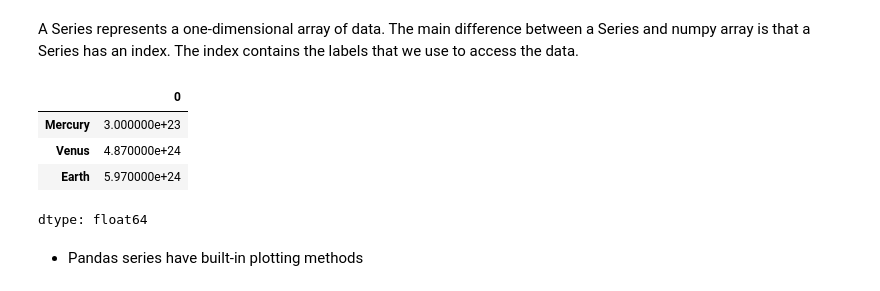
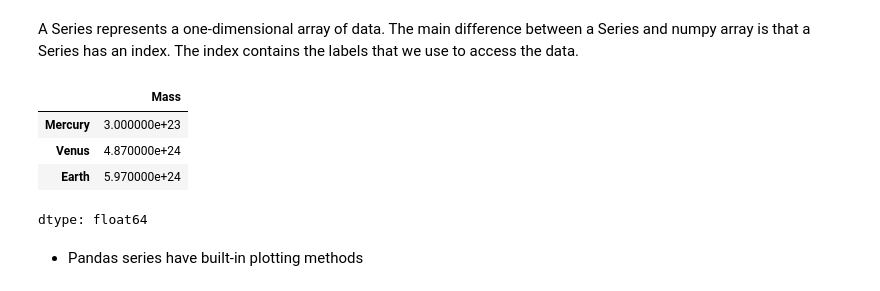
Before and after one commit to takaito1/EAS2655_S25, a Jupyter notebook: scripts/Intro_pandas.ipynb, the cells around one changed output. Saved outputs shown, nothing was run; the diff lists cells and outputs as text; code cells hidden in the pictures.

```diff
--- a/scripts/Intro_pandas.ipynb
+++ b/scripts/Intro_pandas.ipynb
@@ -27,10 +27,10 @@ A Series represents a one-dimensional array of data. The main difference between
 # %%
 names = ['Mercury', 'Venus', 'Earth']
 values = [0.3e24, 4.87e24, 5.97e24]
-masses = pd.Series(values, index=names)
+masses = pd.Series(values, index=names, name='Mass')
 masses
 # %% [output]
-|  | 0 |
+|  | Mass |
 | Mercury | 3.000000e+23 |
 | Venus | 4.870000e+24 |
 | Earth | 5.970000e+24 |
```
Also changed, not shown: parts of 14 cells of this notebook.
